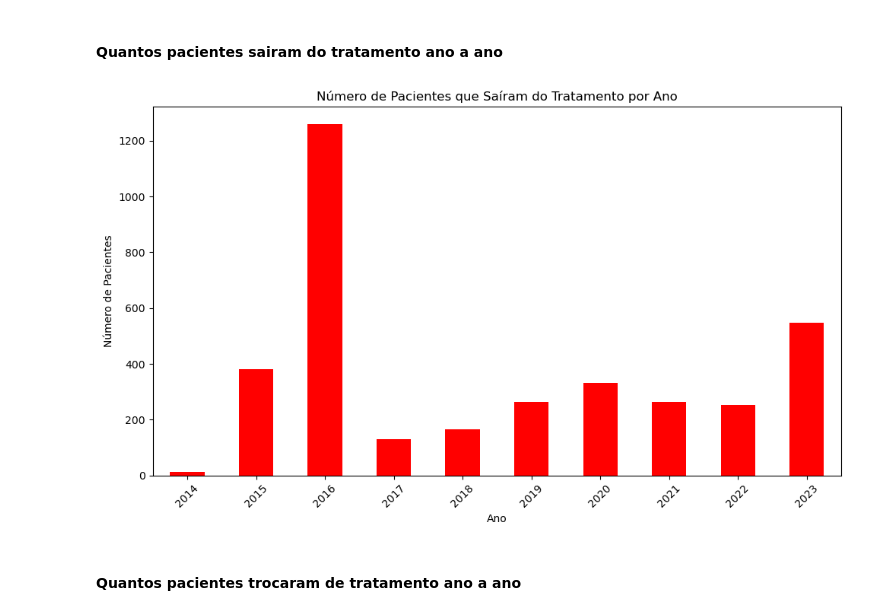
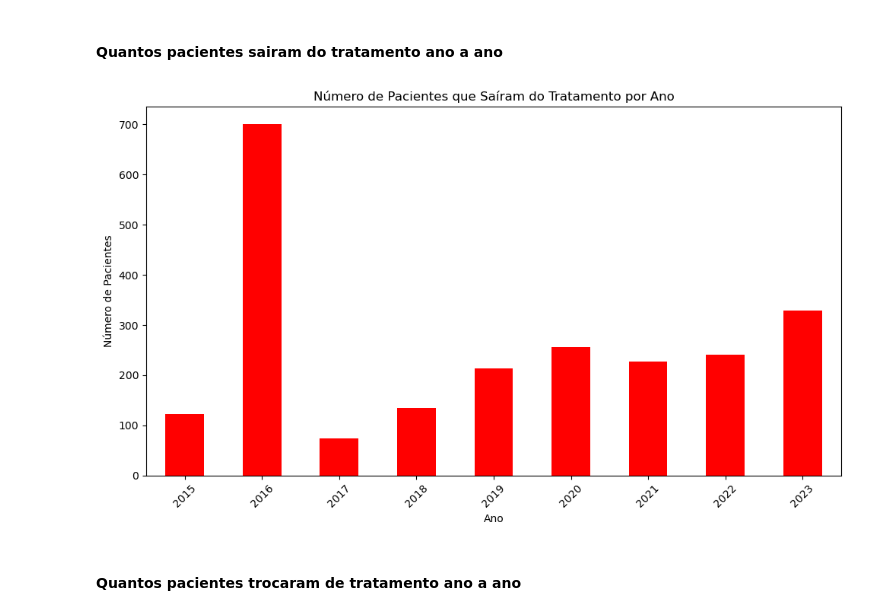
Before and after one commit to TiamatCod3/tcc-canabidiol, a Jupyter notebook: Notebooks/Tratamento_dos_Dados.ipynb, the cells around one changed output. Drawn from its saved outputs; the diff is of its cells as text; code cells hidden in the pictures.

```diff
--- a/Notebooks/Tratamento_dos_Dados.ipynb
+++ b/Notebooks/Tratamento_dos_Dados.ipynb
@@ -410,0 +413,4 @@ rj_epilepsia_total
+# %%
+#Selecionando os atendimentos que tiveram alguma dispensação antes ou depois do intervalo selecionado
+atendimentos_fora_intervalo = rj_epilepsia_total[(rj_epilepsia_total['data_atendimento'] < data_inicio) | (rj_epilepsia_total['data_atendimento'] > data_fim)]
+atendimentos_fora_intervalo
@@ -410,0 +431,8 @@ rj_epilepsia_total
+# %%
+#Selecionando os pacientes unicos que tiveram alguma dispensação antes ou depois do intervalo selecionado
+cns_unico_paciente_fora_intervalo = atendimentos_fora_intervalo["numero_cns_paciente"].unique()
+cns_unico_paciente_fora_intervalo
+
+# Numero de pacientes unicos retirados
+num_pacientes_unicos_fora_intervalo = len(cns_unico_paciente_fora_intervalo)
+print("Número de pacientes únicos fora do intervalo:", num_pacientes_unicos_fora_intervalo)
@@ -410,0 +448,5 @@ rj_epilepsia_total
+# %%
+# Retirando todas as ocorrencias dos pacientes unicos do DF total
+
+rj_epilepsia_total = rj_epilepsia_total[~rj_epilepsia_total['numero_cns_paciente'].isin(cns_unico_paciente_fora_intervalo)]
+rj_epilepsia_total
@@ -410,0 +473,3 @@ rj_epilepsia_total
+# %%
+rj_epilepsia_total.index = range(rj_epilepsia_total.shape[0])
+rj_epilepsia_total
@@ -725,28 +1020,24 @@ plt.show()
 # %% [markdown]
 #### Quantos pacientes sairam do tratamento ano a ano
 # %%
-# 2. Filtrar para excluir registros com última data de atendimento no último mês de 2023
-filtro = (datas_atendimento['ultima_data_atendimento'] < '2023-12-01') | (datas_atendimento['ultima_data_atendimento'] > '2023-12-31')
-datas_atendimento_filtrado = datas_atendimento[filtro].copy()
+# Extrair o ano da coluna 'ultima_data_atendimento'
+datas_atendimento.loc[:, 'ano_saida'] = datas_atendimento['ultima_data_atendimento'].dt.year
 
-# 3. Extrair o ano da coluna 'ultima_data_atendimento'
-datas_atendimento_filtrado.loc[:, 'ano_saida'] = datas_atendimento_filtrado['ultima_data_atendimento'].dt.year
+# Contar o número de pacientes que saíram do tratamento por ano
+pacientes_por_ano_saida = datas_atendimento.groupby('ano_saida')['numero_cns_paciente'].nunique()
 
-# 4. Contar o número de pacientes que saíram do tratamento por ano
-pacientes_por_ano_saida = datas_atendimento_filtrado.groupby('ano_saida')['numero_cns_paciente'].nunique()
-
-# 5. Plotar o gráfico
+# Plotar o gráfico
 plt.figure(figsize=(10, 6))
 pacientes_por_ano_saida.plot(kind='bar', color='red')
 plt.title('Número de Pacientes que Saíram do Tratamento por Ano')
 plt.xlabel('Ano')
 plt.ylabel('Número de Pacientes')
 plt.xticks(rotation=45)
 plt.tight_layout()
 plt.savefig('pacientes_sairam_tratamento_por_ano.png')
 plt.show()
 # %% [output]
-[figure, old version]
+[figure, new version]
 # %% [markdown]
 #### Quantos pacientes trocaram de tratamento ano a ano
 # %%
```
Also changed, not shown: parts of 54 cells of this notebook, 18 other files.
